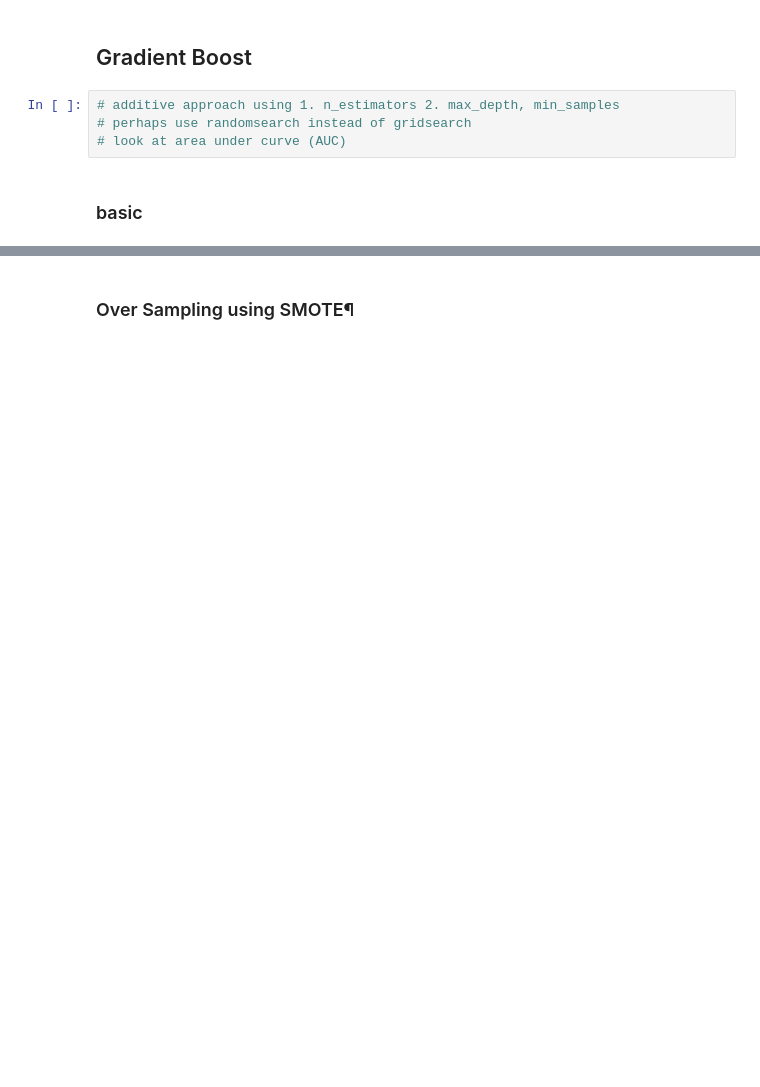
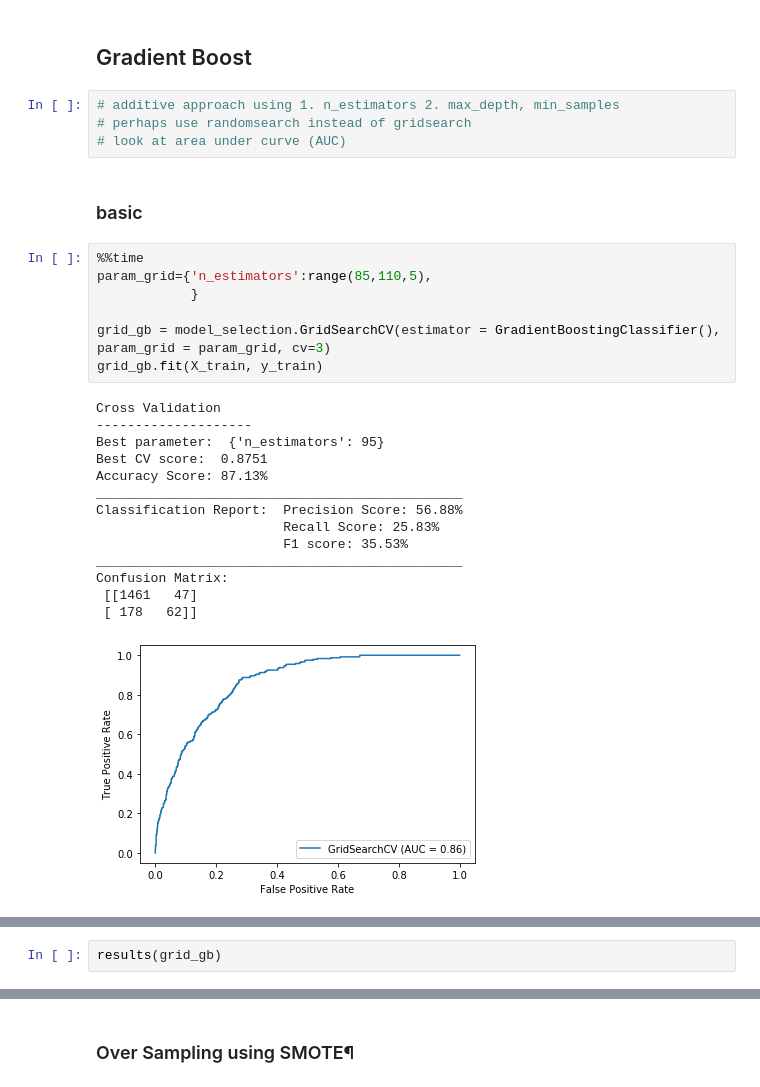
Before and after one commit to brandoncryu/disease_prediction, a Jupyter notebook: CHF_Modeling_simple.ipynb, the cells around one changed output, grey strips where cells are left out. Saved outputs shown, nothing was run; the diff lists cells and outputs as text; blank space fills up the shorter version.

```diff
--- a/CHF_Modeling_simple.ipynb
+++ b/CHF_Modeling_simple.ipynb
@@ -273,3 +369,25 @@ results(grid_rf_under)
 # look at area under curve (AUC)
 # %% [markdown]
 ### basic
+# %%
+%%time
+param_grid={'n_estimators':range(85,110,5),
+            }
+
+grid_gb = model_selection.GridSearchCV(estimator = GradientBoostingClassifier(), param_grid = param_grid, cv=3)
+grid_gb.fit(X_train, y_train)
+# %% [output]
+Cross Validation
+--------------------
+Best parameter:  {'n_estimators': 95}
+Best CV score:  0.8751
+Accuracy Score: 87.13%
+_______________________________________________
+Classification Report:  Precision Score: 56.88%
+                        Recall Score: 25.83%
+                        F1 score: 35.53%
+_______________________________________________
+Confusion Matrix:
+ [[1461   47]
+ [ 178   62]]
+[figure, added]
@@ -276,2 +396,4 @@ results(grid_rf_under)
+# %%
+results(grid_gb)
 # %%
 %%time
```
Also changed, not shown: parts of 33 cells of this notebook.
